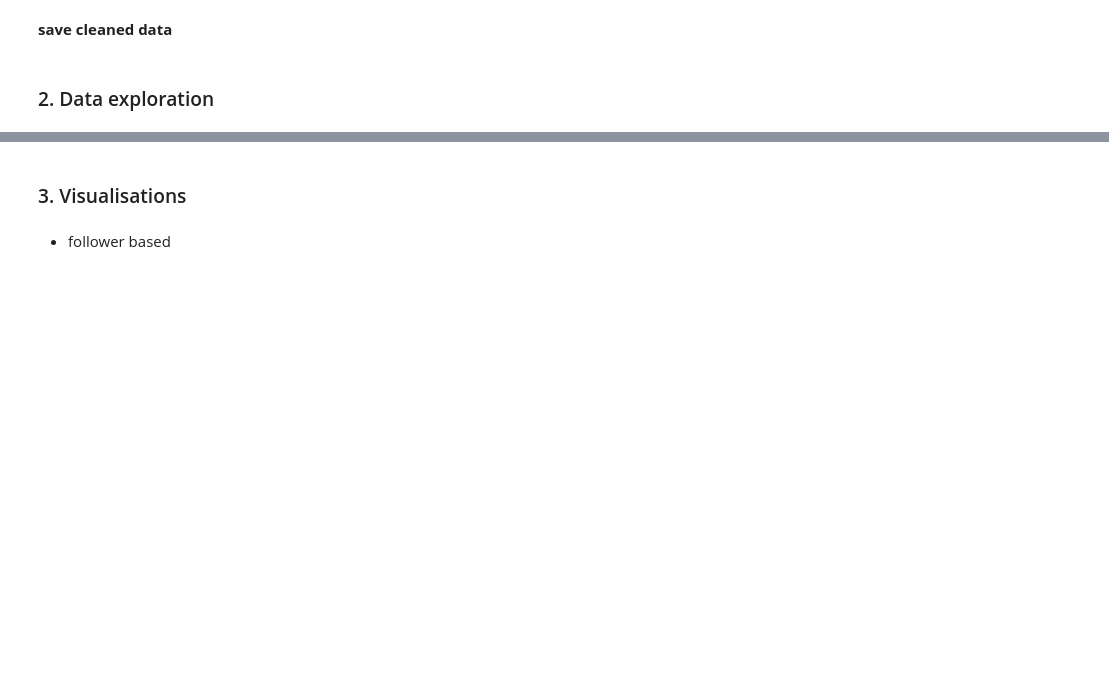
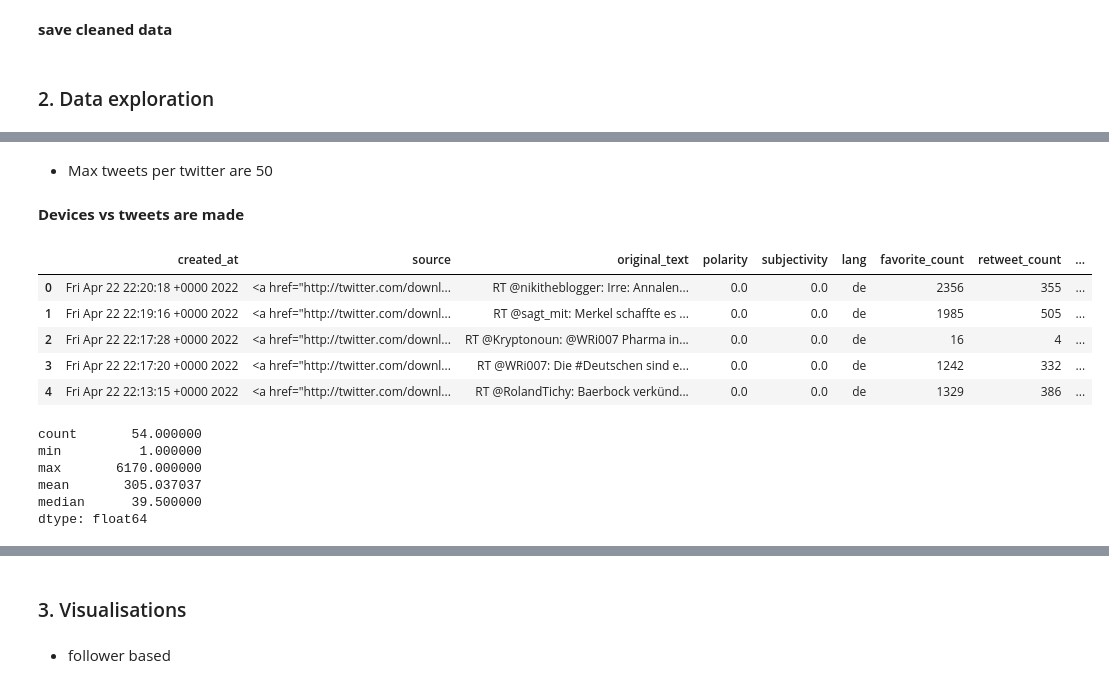
Before and after one commit to gezish/Twitter-Data-Analysis, a Jupyter notebook: Notebook/data_exploration.ipynb, the cells around one changed output, grey strips where cells are left out. Saved outputs shown, nothing was run; the diff lists cells and outputs as text; code cells hidden in the pictures; blank space fills up the shorter version.

```diff
--- a/Notebook/data_exploration.ipynb
+++ b/Notebook/data_exploration.ipynb
@@ -376,2 +403,22 @@ twetter_users.nlargest(5)
+# %% [markdown]
+- Max tweets per twitter are 50
+# %% [markdown]
+**Devices vs tweets are made**
+# %%
+tweets.head()
+# %% [output]
+|  | created_at | source | original_text | polarity | subjectivity | lang | favorite_count | retweet_count | ... |
+| 0 | Fri Apr 22 22:20:18 +0000 2022 | <a href="http://twitter.com/downl... | RT @nikitheblogger: Irre: Annalen... | 0.0 | 0.0 | de | 2356 | 355 | ... |
+| 1 | Fri Apr 22 22:19:16 +0000 2022 | <a href="http://twitter.com/downl... | RT @sagt_mit: Merkel schaffte es ... | 0.0 | 0.0 | de | 1985 | 505 | ... |
+| 2 | Fri Apr 22 22:17:28 +0000 2022 | <a href="http://twitter.com/downl... | RT @Kryptonoun: @WRi007 Pharma in... | 0.0 | 0.0 | de | 16 | 4 | ... |
+| 3 | Fri Apr 22 22:17:20 +0000 2022 | <a href="http://twitter.com/downl... | RT @WRi007: Die #Deutschen sind e... | 0.0 | 0.0 | de | 1242 | 332 | ... |
+| 4 | Fri Apr 22 22:13:15 +0000 2022 | <a href="http://twitter.com/downl... | RT @RolandTichy: Baerbock verkünd... | 0.0 | 0.0 | de | 1329 | 386 | ... |
 # %%
-tweets.groupby("device").size().agg( ['count', 'min', 'max', 'mean', 'median'])
+df1.groupby("device").size().agg( ['count', 'min', 'max', 'mean', 'median'])
+# %% [output]
+count       54.000000
+min          1.000000
+max       6170.000000
+mean       305.037037
+median      39.500000
+dtype: float64
```
Also changed, not shown: parts of 18 cells of this notebook.
